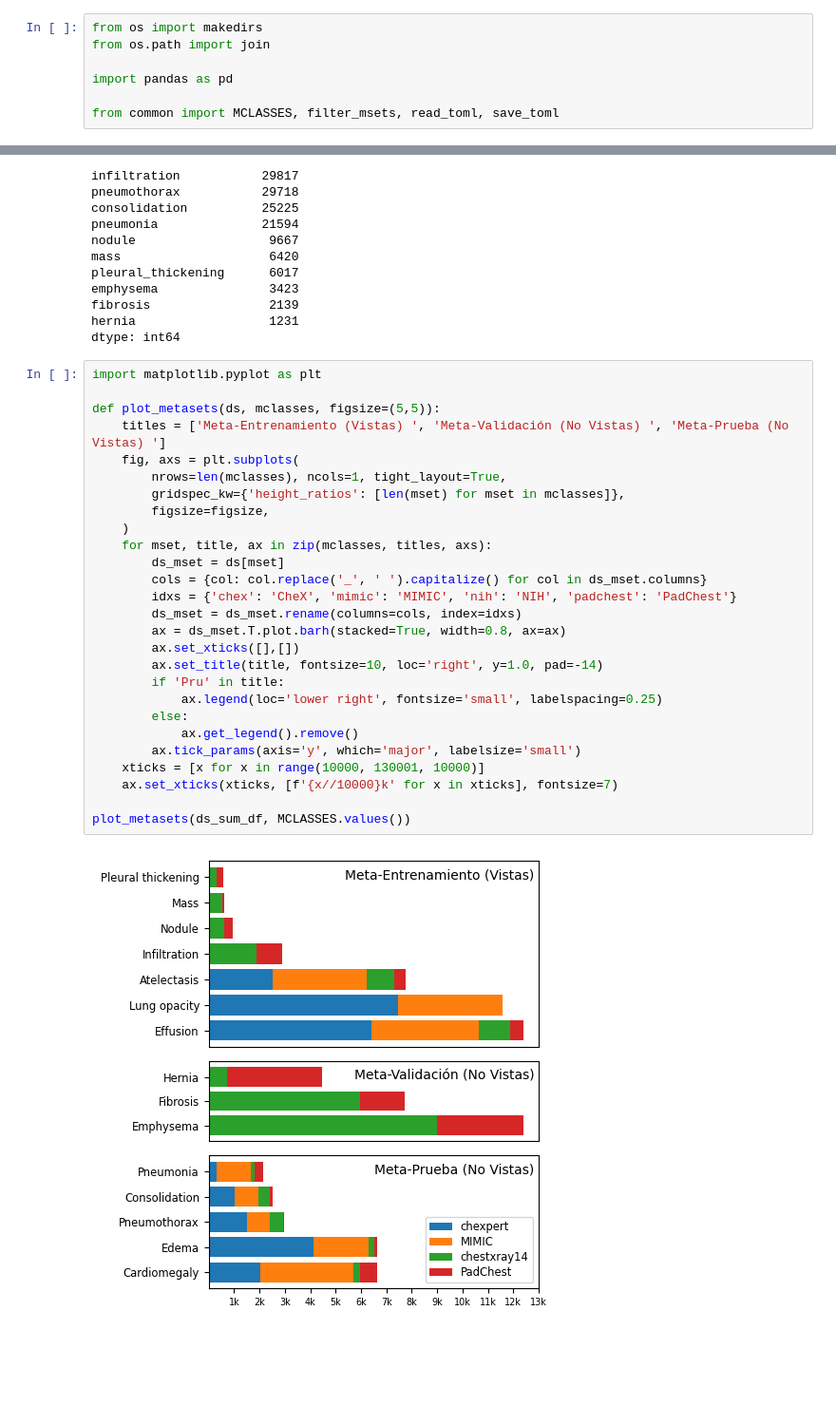
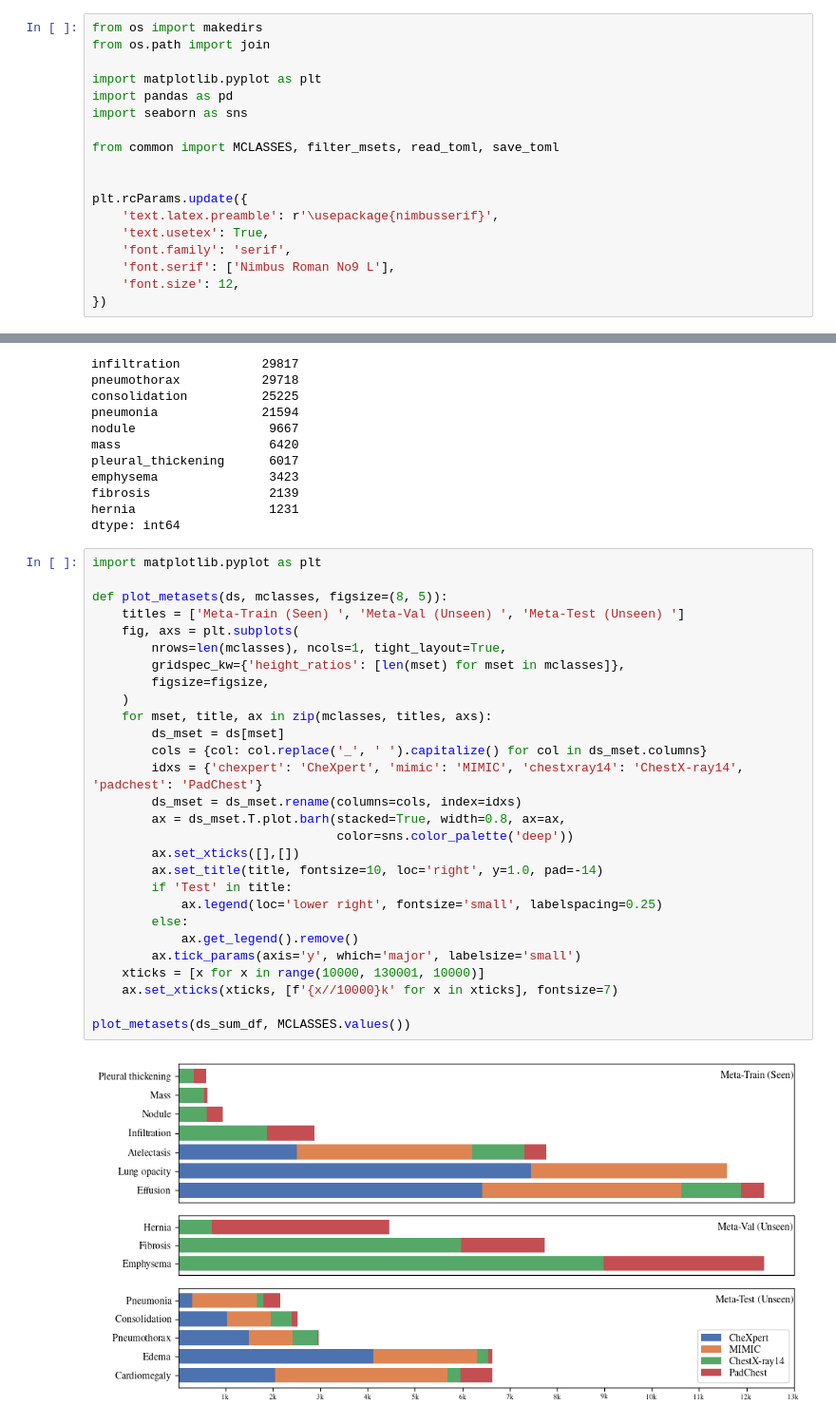
Before and after one commit to richardtml/metachest-dev, a Jupyter notebook: mtl_complete.ipynb, the cells around one changed output, grey strips where cells are left out. Shown at 95% size. Cells and saved outputs as stored; diff of their text form; blank space fills up the shorter version.

Commit message:
Improvements on complete plots

```diff
--- a/mtl_complete.ipynb
+++ b/mtl_complete.ipynb
@@ -6,9 +6,20 @@ This notebook generates the complete meta-learning distribution for MetaChest.
 from os import makedirs
 from os.path import join
 
+import matplotlib.pyplot as plt
 import pandas as pd
+import seaborn as sns
 
 from common import MCLASSES, filter_msets, read_toml, save_toml
+
+
+plt.rcParams.update({
+    'text.latex.preamble': r'\usepackage{nimbusserif}',
+    'text.usetex': True,
+    'font.family': 'serif',
+    'font.serif': ['Nimbus Roman No9 L'],
+    'font.size': 12,
+})
 # %% [markdown]
 ## Generate
 # %%
@@ -152,29 +165,30 @@ dtype: int64
 # %%
 import matplotlib.pyplot as plt
 
-def plot_metasets(ds, mclasses, figsize=(5,5)):
-    titles = ['Meta-Entrenamiento (Vistas) ', 'Meta-Validación (No Vistas) ', 'Meta-Prueba (No Vistas) ']
+def plot_metasets(ds, mclasses, figsize=(8, 5)):
+    titles = ['Meta-Train (Seen) ', 'Meta-Val (Unseen) ', 'Meta-Test (Unseen) ']
     fig, axs = plt.subplots(
         nrows=len(mclasses), ncols=1, tight_layout=True,
         gridspec_kw={'height_ratios': [len(mset) for mset in mclasses]},
         figsize=figsize,
     )
     for mset, title, ax in zip(mclasses, titles, axs):
         ds_mset = ds[mset]
         cols = {col: col.replace('_', ' ').capitalize() for col in ds_mset.columns}
-        idxs = {'chex': 'CheX', 'mimic': 'MIMIC', 'nih': 'NIH', 'padchest': 'PadChest'}
+        idxs = {'chexpert': 'CheXpert', 'mimic': 'MIMIC', 'chestxray14': 'ChestX-ray14', 'padchest': 'PadChest'}
         ds_mset = ds_mset.rename(columns=cols, index=idxs)
-        ax = ds_mset.T.plot.barh(stacked=True, width=0.8, ax=ax)
+        ax = ds_mset.T.plot.barh(stacked=True, width=0.8, ax=ax,
+                                 color=sns.color_palette('deep'))
         ax.set_xticks([],[])
         ax.set_title(title, fontsize=10, loc='right', y=1.0, pad=-14)
-        if 'Pru' in title:
+        if 'Test' in title:
             ax.legend(loc='lower right', fontsize='small', labelspacing=0.25)
         else:
             ax.get_legend().remove()
         ax.tick_params(axis='y', which='major', labelsize='small')
     xticks = [x for x in range(10000, 130001, 10000)]
     ax.set_xticks(xticks, [f'{x//10000}k' for x in xticks], fontsize=7)
 
 plot_metasets(ds_sum_df, MCLASSES.values())
 # %% [output]
-[figure, old version]
+[figure, new version]
```
Also changed, not shown: parts of 3 cells of this notebook.
